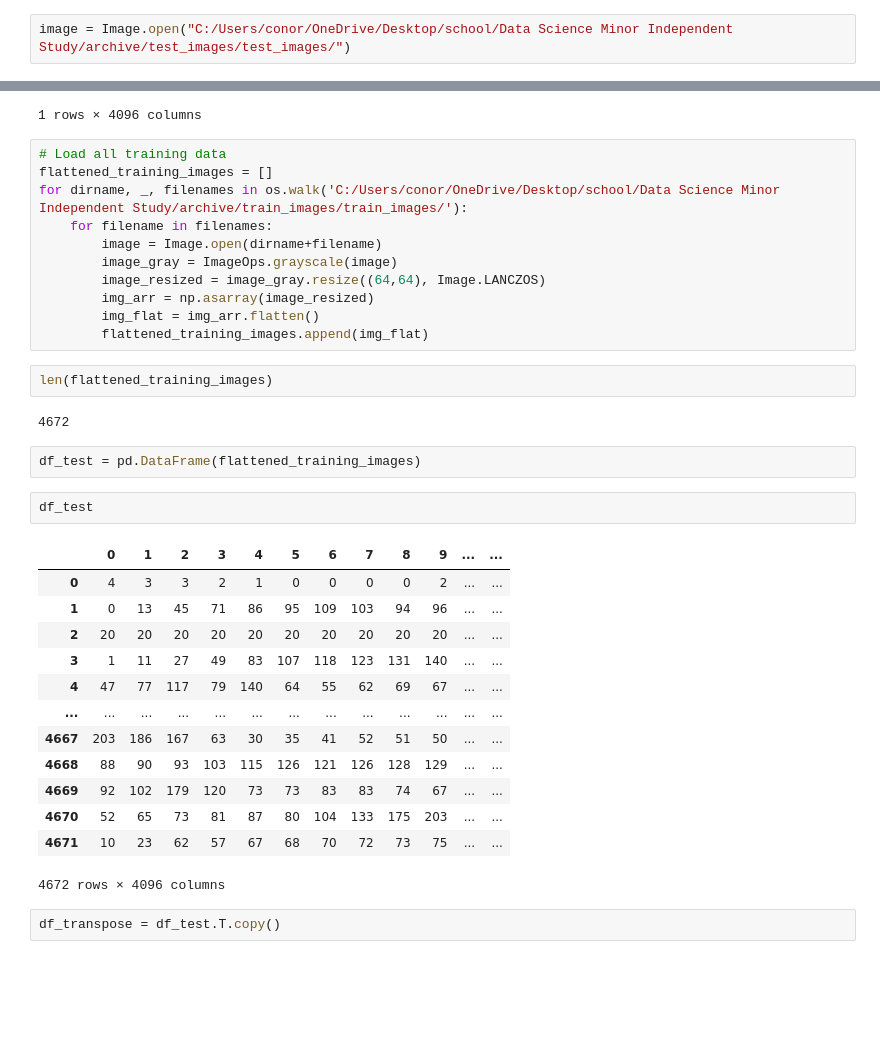
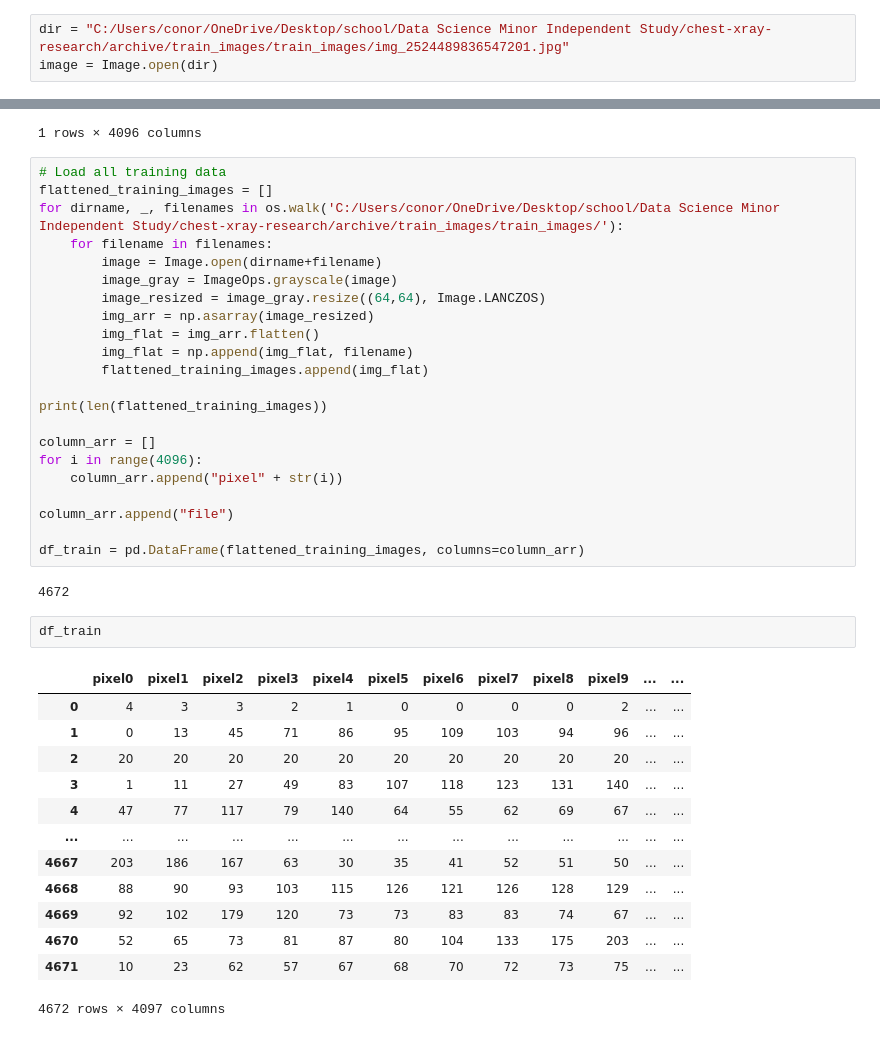
Before and after one commit to conor7276/chest-xray-research, a Jupyter notebook: cleaning/NumpyChestData.ipynb, the cells around one changed output, grey strips where cells are left out. Drawn from its saved outputs; the diff is of its cells as text; blank space fills up the shorter version.

```diff
--- a/cleaning/NumpyChestData.ipynb
+++ b/cleaning/NumpyChestData.ipynb
@@ -12,7 +12,8 @@ import os
 # %% [output]
 Requirement already satisfied: pillow in c:\users\conor\anaconda3\envs\imagerecognition\lib\site-packages (10.2.0)
 # %%
-image = Image.open("C:/Users/conor/OneDrive/Desktop/school/Data Science Minor Independent Study/archive/test_images/test_images/")
+dir = "C:/Users/conor/OneDrive/Desktop/school/Data Science Minor Independent Study/chest-xray-research/archive/train_images/train_images/img_2524489836547201.jpg"
+image = Image.open(dir)
 # %%
 image
 # %% [output]
@@ -87,24 +88,31 @@ df.T
 # %%
 # Load all training data
 flattened_training_images = []
-for dirname, _, filenames in os.walk('C:/Users/conor/OneDrive/Desktop/school/Data Science Minor Independent Study/archive/train_images/train_images/'):
+for dirname, _, filenames in os.walk('C:/Users/conor/OneDrive/Desktop/school/Data Science Minor Independent Study/chest-xray-research/archive/train_images/train_images/'):
     for filename in filenames:
         image = Image.open(dirname+filename)
         image_gray = ImageOps.grayscale(image)
         image_resized = image_gray.resize((64,64), Image.LANCZOS)
         img_arr = np.asarray(image_resized)
         img_flat = img_arr.flatten()
+        img_flat = np.append(img_flat, filename)
         flattened_training_images.append(img_flat)
+
+print(len(flattened_training_images))
+
+column_arr = []
+for i in range(4096):
+    column_arr.append("pixel" + str(i))
+
+column_arr.append("file")
+
+df_train = pd.DataFrame(flattened_training_images, columns=column_arr)
+# %% [output]
+4672
-# %%
-len(flattened_training_images)
-# %% [output]
-4672
-# %%
-df_test = pd.DataFrame(flattened_training_images)
 # %%
-df_test
+df_train
 # %% [output]
-|  | 0 | 1 | 2 | 3 | 4 | 5 | 6 | 7 | 8 | 9 | ... | ... |
+|  | pixel0 | pixel1 | pixel2 | pixel3 | pixel4 | pixel5 | pixel6 | pixel7 | pixel8 | pixel9 | ... | ... |
 | 0 | 4 | 3 | 3 | 2 | 1 | 0 | 0 | 0 | 0 | 2 | ... | ... |
 | 1 | 0 | 13 | 45 | 71 | 86 | 95 | 109 | 103 | 94 | 96 | ... | ... |
 | 2 | 20 | 20 | 20 | 20 | 20 | 20 | 20 | 20 | 20 | 20 | ... | ... |
@@ -116,6 +124,4 @@ df_test
 | 4669 | 92 | 102 | 179 | 120 | 73 | 73 | 83 | 83 | 74 | 67 | ... | ... |
 | 4670 | 52 | 65 | 73 | 81 | 87 | 80 | 104 | 133 | 175 | 203 | ... | ... |
 | 4671 | 10 | 23 | 62 | 57 | 67 | 68 | 70 | 72 | 73 | 75 | ... | ... |
-4672 rows × 4096 columns
+4672 rows × 4097 columns
-# %%
-df_transpose = df_test.T.copy()
```
Also changed, not shown: parts of 26 cells of this notebook.
